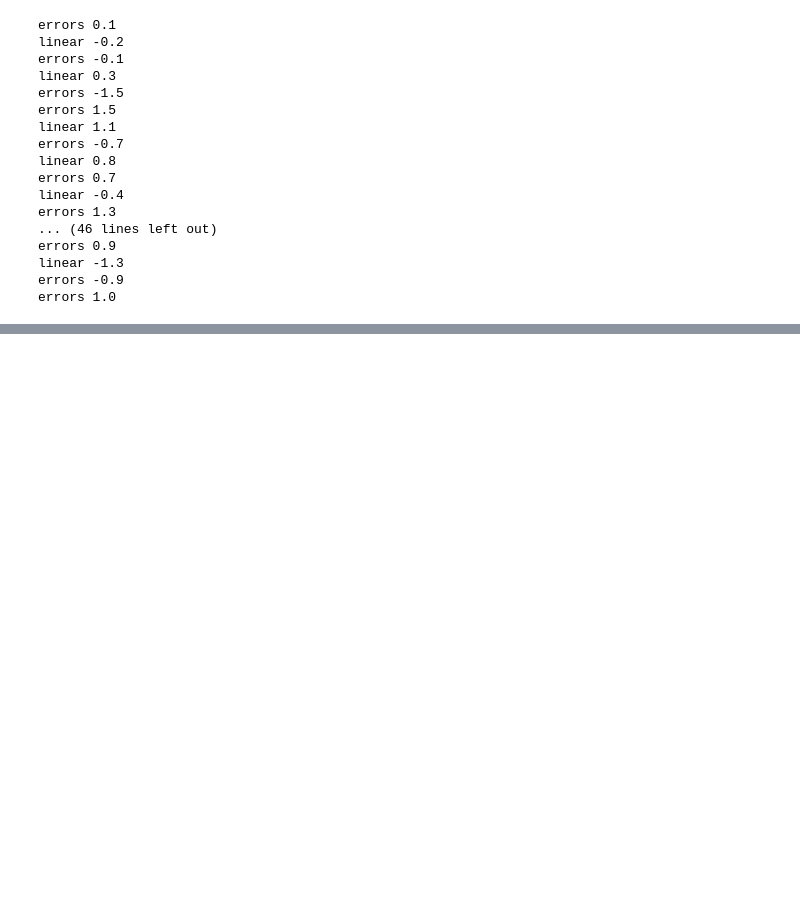
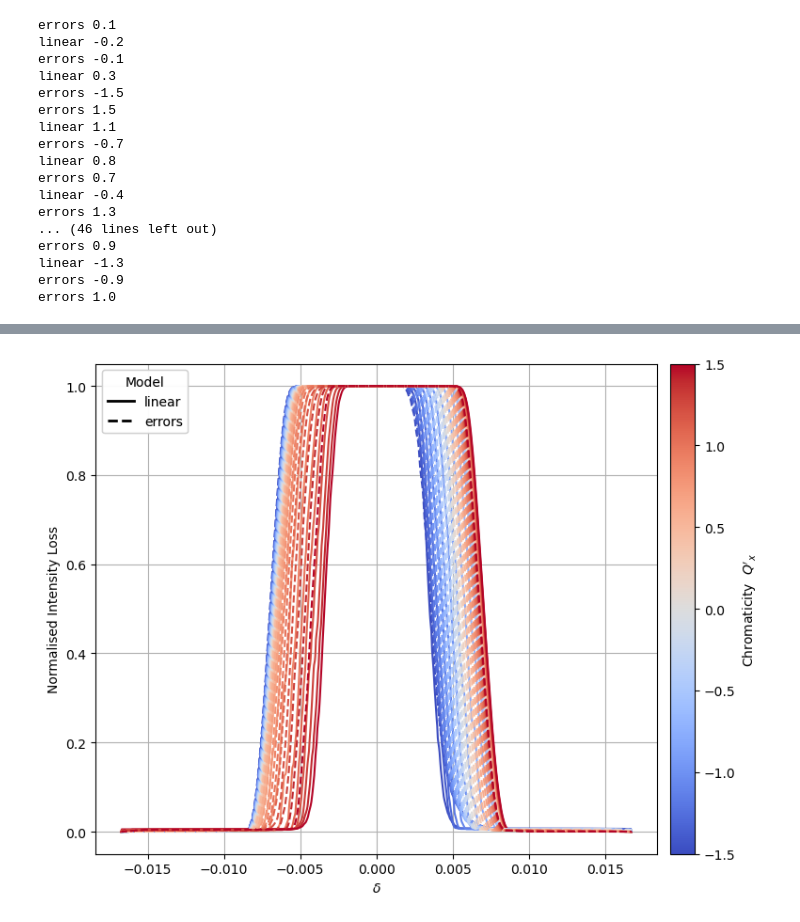
Before and after one commit to lisepauwels/sps_simulations, a Jupyter notebook: Studies/MomentumAcceptance/IntensityScan2/plot_results.ipynb, the cells around one changed output, grey strips where cells are left out. Cells and saved outputs as stored; diff of their text form; code cells hidden in the pictures; blank space fills up the shorter version.

```diff
--- a/Studies/MomentumAcceptance/IntensityScan2/plot_results.ipynb
+++ b/Studies/MomentumAcceptance/IntensityScan2/plot_results.ipynb
@@ -19,6 +156,6 @@ def df_to_delta(df):
 # %%
 sweep_per_turn = 1.0
-data = {'linear' : {}, 'errors': {}}
+data_simulations = {'linear' : {}, 'errors': {}}
 for name_file in name_files:
     with gzip.open(path_study_results / name_file, "rt") as f:
         study_results = json.load(f)
@@ -26,13 +163,13 @@ for name_file in name_files:
     line_type = name_file.split("_")[1]
     chroma = float(name_file.split("_")[2].split(".json")[0])
     print(line_type, chroma)
-    if chroma not in data[line_type]:
-        data[line_type][chroma] = {}
+    if chroma not in data_simulations[line_type]:
+        data_simulations[line_type][chroma] = {}
 
     for plane in list(study_results.keys()):
         assert abs(study_results[plane]['sweep_per_turn']) == sweep_per_turn
         turns, counts = np.unique(study_results[plane]['at_turn'], return_counts=True)
-        data[line_type][chroma][plane] = {'turns' : turns, 'counts' : counts}
+        data_simulations[line_type][chroma][plane] = {'turns' : turns, 'counts' : counts}
 # %% [output]
 errors 0.1
 linear -0.2
@@ -51,3 +188,22 @@ errors 0.9
 linear -1.3
 errors -0.9
 errors 1.0
+# %%
+normalised_intensity = {}
+num_particles = 2000 * 500
+for line_type in ['linear', 'errors']:
+    normalised_intensity[line_type] = {}
+    for chroma in sorted(data_simulations[line_type].keys()):
+        normalised_intensity[line_type][chroma] = {}
+        for plane in ['DPpos', 'DPneg']:
+            turns = data_simulations[line_type][chroma][plane]['turns']
+            counts = data_simulations[line_type][chroma][plane]['counts']
+
+            turns = np.concatenate(([0], turns))
+            counts = np.concatenate(([0], counts))
+
+            deltas = df_to_delta(turns * sweep_per_turn)
+            if plane == 'DPneg':
+                deltas = -deltas
+
+            normalised_intensity[line_type][chroma][plane] = {'deltas': deltas, 'values': 1 - np.cumsum(counts) / num_particles}
@@ -462,0 +278,4 @@ if __name__ == "__main__":
+# %%
+fig, ax = plot_intensity_drop(normalised_intensity, savefig='IntensityLoss_all.png')
+# %% [output]
+[figure, added]
```
Also changed, not shown: parts of 26 cells of this notebook, 6 other files.
